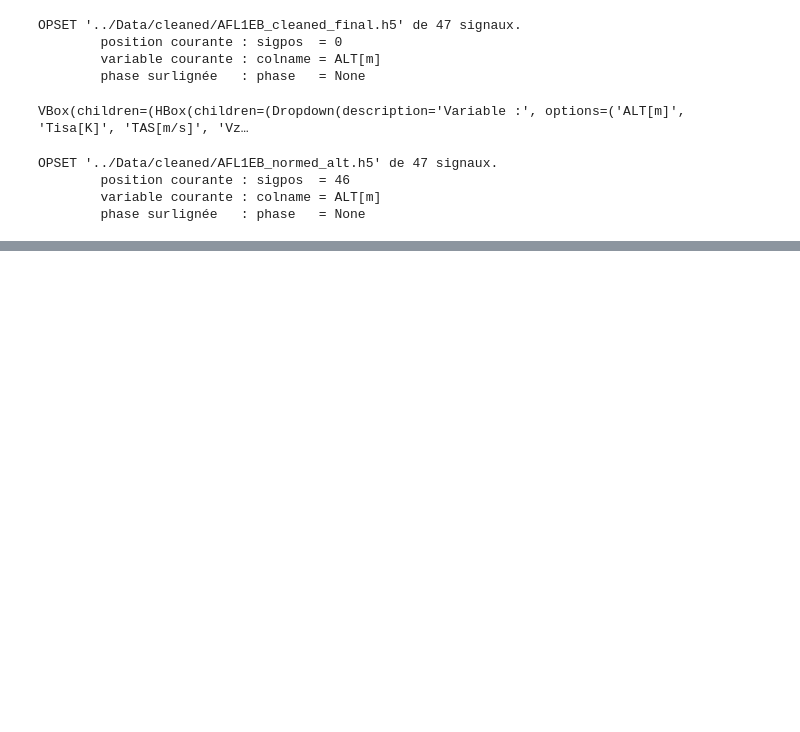
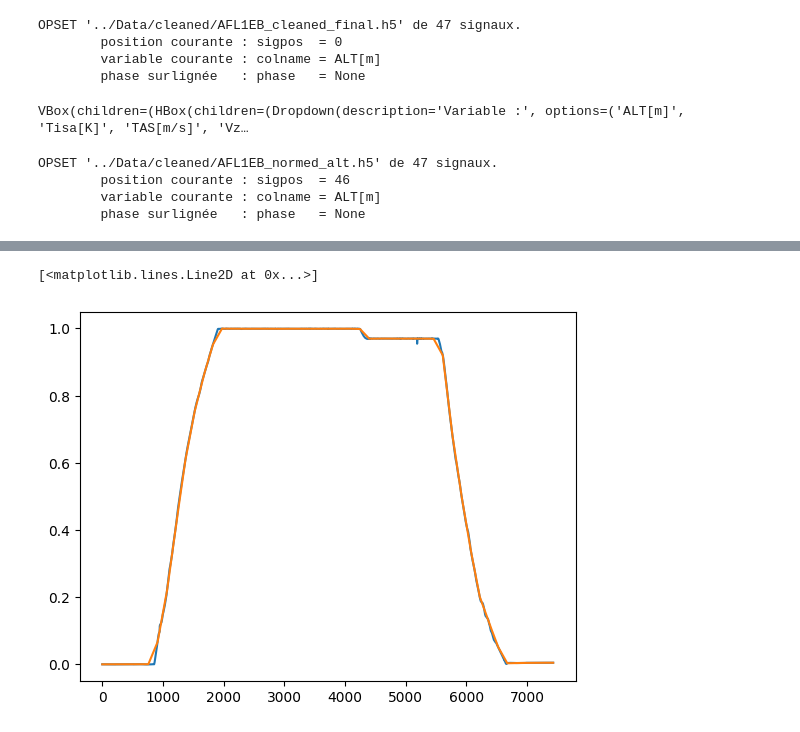
Before and after one commit to RubertiS/Projet_rectangularisation_vols, a Jupyter notebook: Notebooks/test_fruste_1.ipynb, the cells around one changed output, grey strips where cells are left out. Saved outputs shown, nothing was run; the diff lists cells and outputs as text; code cells hidden in the pictures; blank space fills up the shorter version.

```diff
--- a/Notebooks/test_fruste_1.ipynb
+++ b/Notebooks/test_fruste_1.ipynb
@@ -137,0 +120,22 @@ M
+# %%
+res = pd.DataFrame([], columns = ["NB"])
+for df in dsn1:
+    x = df["ALTN[-]"]
+    xr = x.values
+    s = x.index
+    t0 = s[0].value
+    t1 = s[-1].value
+    t = pd.to_datetime(np.linspace(t0,t1,N))
+    col = df.index.name
+    y = ALT[col]
+    yr = np.interp(s,t,y)
+    NB = len(xr)
+    ERR_total = sum(np.abs(yr-xr))
+    MAE_local = ERR_total/M
+    ERR_MAX = np.max(np.abs(yr-xr))
+# %%
+plt.plot(x.values)
+plt.plot(yr)
+# %% [output]
+[<matplotlib.lines.Line2D at 0x...>]
+[figure, added]
```
Also changed, not shown: parts of 9 cells of this notebook, 2 other files.
